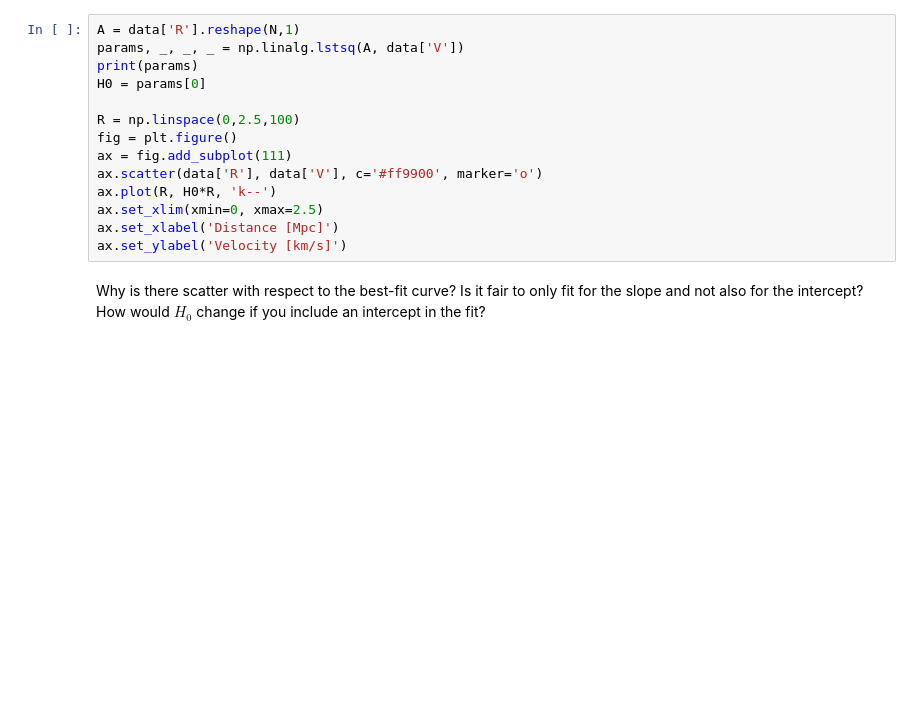
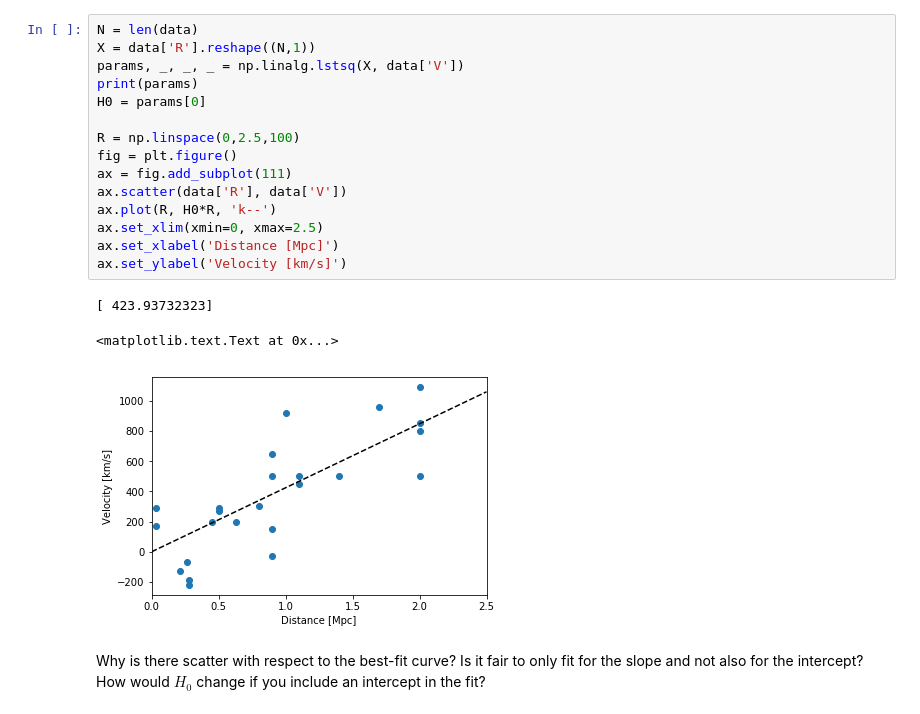
Before and after one commit to pmelchior/usrp-sciprog, a Jupyter notebook: day3/Hubble-Solutions.ipynb, the cells around one changed output. Drawn from its saved outputs; the diff is of its cells as text; blank space fills up the shorter version.

```diff
--- a/day3/Hubble-Solutions.ipynb
+++ b/day3/Hubble-Solutions.ipynb
@@ -33,17 +37,22 @@ Use `np.linalg.lstsq` to fit a linear regression function and determine the slop
 # %%
-A = data['R'].reshape(N,1)
-params, _, _, _ = np.linalg.lstsq(A, data['V'])
+N = len(data)
+X = data['R'].reshape((N,1))
+params, _, _, _ = np.linalg.lstsq(X, data['V'])
 print(params)
 H0 = params[0]
 
 R = np.linspace(0,2.5,100)
 fig = plt.figure()
 ax = fig.add_subplot(111)
-ax.scatter(data['R'], data['V'], c='#ff9900', marker='o')
+ax.scatter(data['R'], data['V'])
 ax.plot(R, H0*R, 'k--')
 ax.set_xlim(xmin=0, xmax=2.5)
 ax.set_xlabel('Distance [Mpc]')
 ax.set_ylabel('Velocity [km/s]')
+# %% [output]
+[ 423.93732323]
+<matplotlib.text.Text at 0x...>
+[figure, added]
 # %% [markdown]
 Why is there scatter with respect to the best-fit curve? Is it fair to only fit for the slope and not also for the intercept? How would $H_0$ change if you include an intercept in the fit?
 # %%
```
Also changed, not shown: parts of 21 cells of this notebook, 2 other files.
